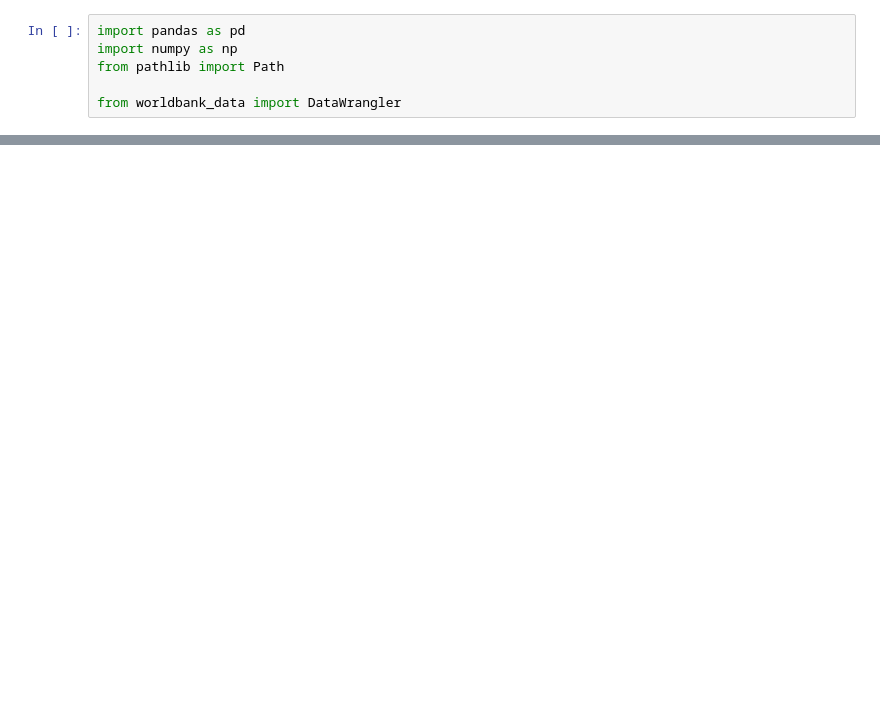
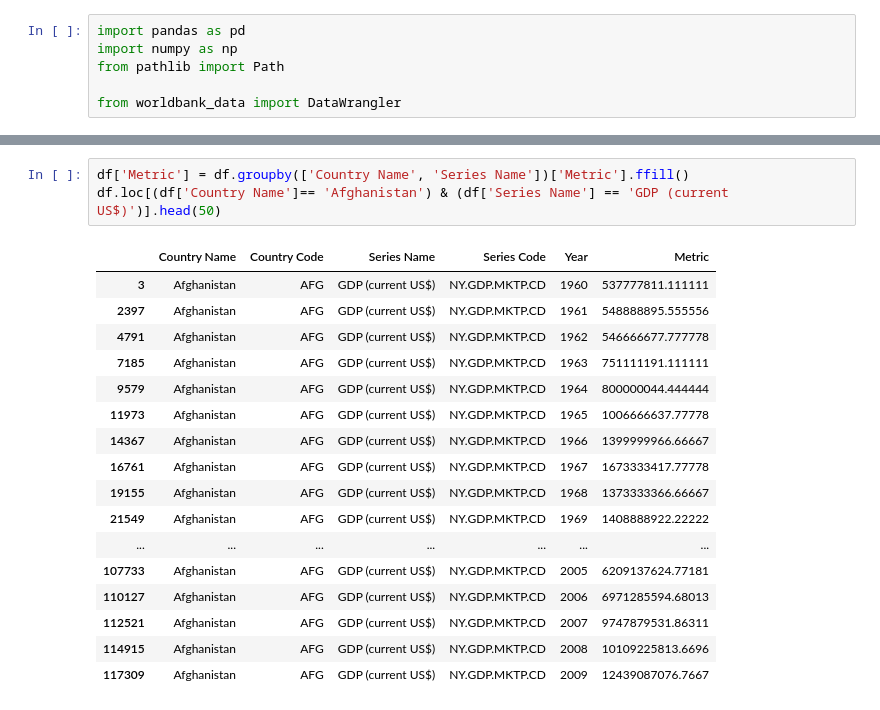
Before and after one commit to endjin/Endjin.RecommendedPractices.AzureDevopsPipelines.Python, a Jupyter notebook: worldbank_data.ipynb, the cells around one changed output, grey strips where cells are left out. Drawn from its saved outputs; the diff is of its cells as text; blank space fills up the shorter version.

```diff
--- a/worldbank_data.ipynb
+++ b/worldbank_data.ipynb
@@ -59,0 +82,21 @@ df
+# %%
+df['Metric'] = df.groupby(['Country Name', 'Series Name'])['Metric'].ffill()
+df.loc[(df['Country Name']== 'Afghanistan') & (df['Series Name'] == 'GDP (current US$)')].head(50)
+# %% [output]
+|  | Country Name | Country Code | Series Name | Series Code | Year | Metric |
+| 3 | Afghanistan | AFG | GDP (current US$) | NY.GDP.MKTP.CD | 1960 | 537777811.111111 |
+| 2397 | Afghanistan | AFG | GDP (current US$) | NY.GDP.MKTP.CD | 1961 | 548888895.555556 |
+| 4791 | Afghanistan | AFG | GDP (current US$) | NY.GDP.MKTP.CD | 1962 | 546666677.777778 |
+| 7185 | Afghanistan | AFG | GDP (current US$) | NY.GDP.MKTP.CD | 1963 | 751111191.111111 |
+| 9579 | Afghanistan | AFG | GDP (current US$) | NY.GDP.MKTP.CD | 1964 | 800000044.444444 |
+| 11973 | Afghanistan | AFG | GDP (current US$) | NY.GDP.MKTP.CD | 1965 | 1006666637.77778 |
+| 14367 | Afghanistan | AFG | GDP (current US$) | NY.GDP.MKTP.CD | 1966 | 1399999966.66667 |
+| 16761 | Afghanistan | AFG | GDP (current US$) | NY.GDP.MKTP.CD | 1967 | 1673333417.77778 |
+| 19155 | Afghanistan | AFG | GDP (current US$) | NY.GDP.MKTP.CD | 1968 | 1373333366.66667 |
+| 21549 | Afghanistan | AFG | GDP (current US$) | NY.GDP.MKTP.CD | 1969 | 1408888922.22222 |
+| ... | ... | ... | ... | ... | ... | ... |
+| 107733 | Afghanistan | AFG | GDP (current US$) | NY.GDP.MKTP.CD | 2005 | 6209137624.77181 |
+| 110127 | Afghanistan | AFG | GDP (current US$) | NY.GDP.MKTP.CD | 2006 | 6971285594.68013 |
+| 112521 | Afghanistan | AFG | GDP (current US$) | NY.GDP.MKTP.CD | 2007 | 9747879531.86311 |
+| 114915 | Afghanistan | AFG | GDP (current US$) | NY.GDP.MKTP.CD | 2008 | 10109225813.6696 |
+| 117309 | Afghanistan | AFG | GDP (current US$) | NY.GDP.MKTP.CD | 2009 | 12439087076.7667 |
```
Also changed, not shown: parts of 7 cells of this notebook, 3 other files.
